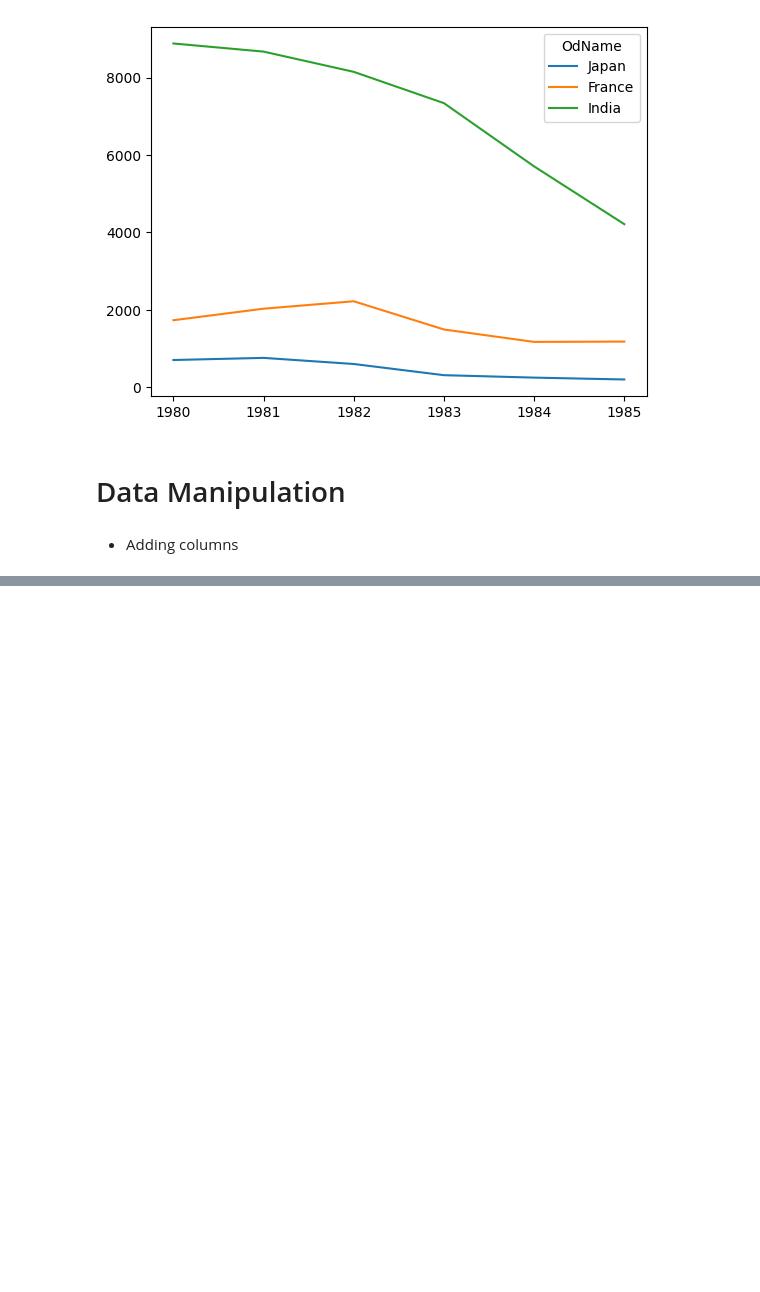
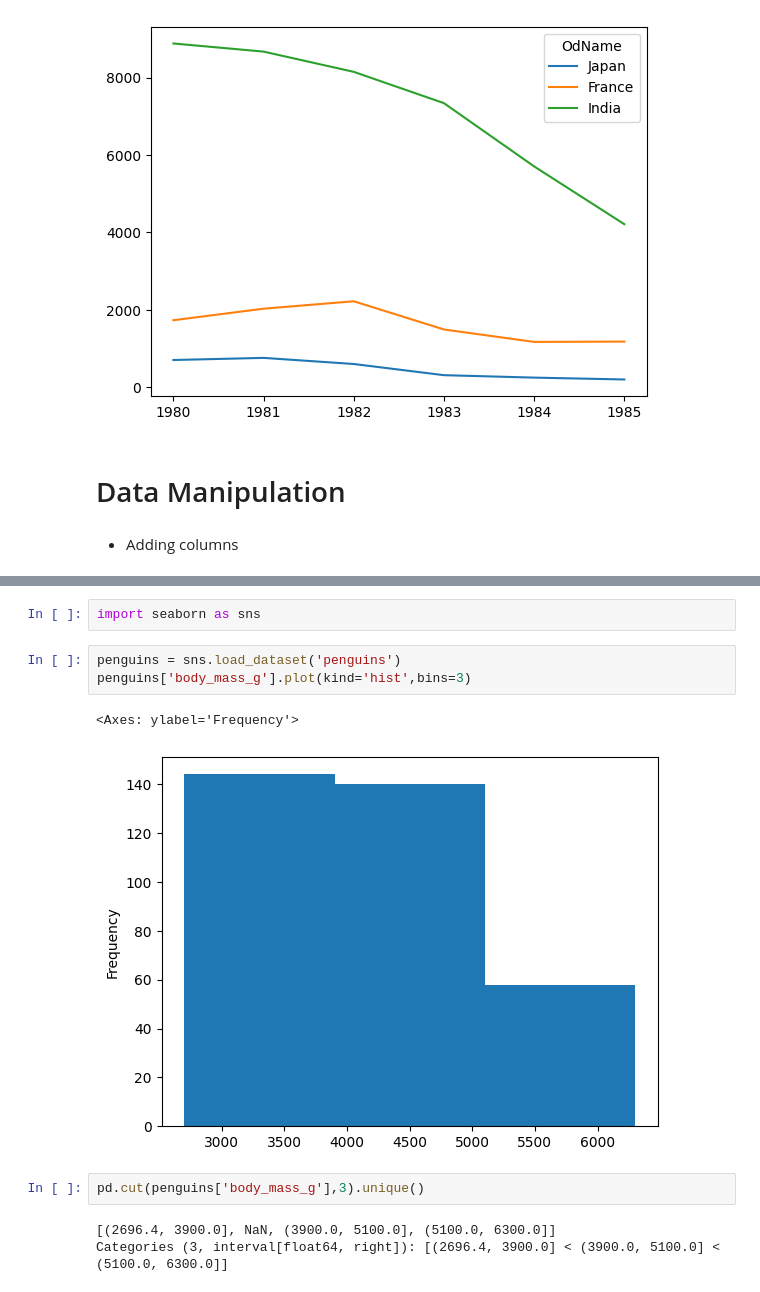
Before and after one commit to shreyapuri11/digipodium_data-analytics, a Jupyter notebook: data_analysis/data_analysis.ipynb, the cells around one changed output, grey strips where cells are left out. Saved outputs shown, nothing was run; the diff lists cells and outputs as text; blank space fills up the shorter version.

```diff
--- a/data_analysis/data_analysis.ipynb
+++ b/data_analysis/data_analysis.ipynb
@@ -380,0 +465,13 @@ canada.head()
+# %%
+import seaborn as sns
+# %%
+penguins = sns.load_dataset('penguins')
+penguins['body_mass_g'].plot(kind='hist',bins=3)
+# %% [output]
+<Axes: ylabel='Frequency'>
+[figure, added]
+# %%
+pd.cut(penguins['body_mass_g'],3).unique()
+# %% [output]
+[(2696.4, 3900.0], NaN, (3900.0, 5100.0], (5100.0, 6300.0]]
+Categories (3, interval[float64, right]): [(2696.4, 3900.0] < (3900.0, 5100.0] < (5100.0, 6300.0]]
```
Also changed, not shown: parts of 16 cells of this notebook.
